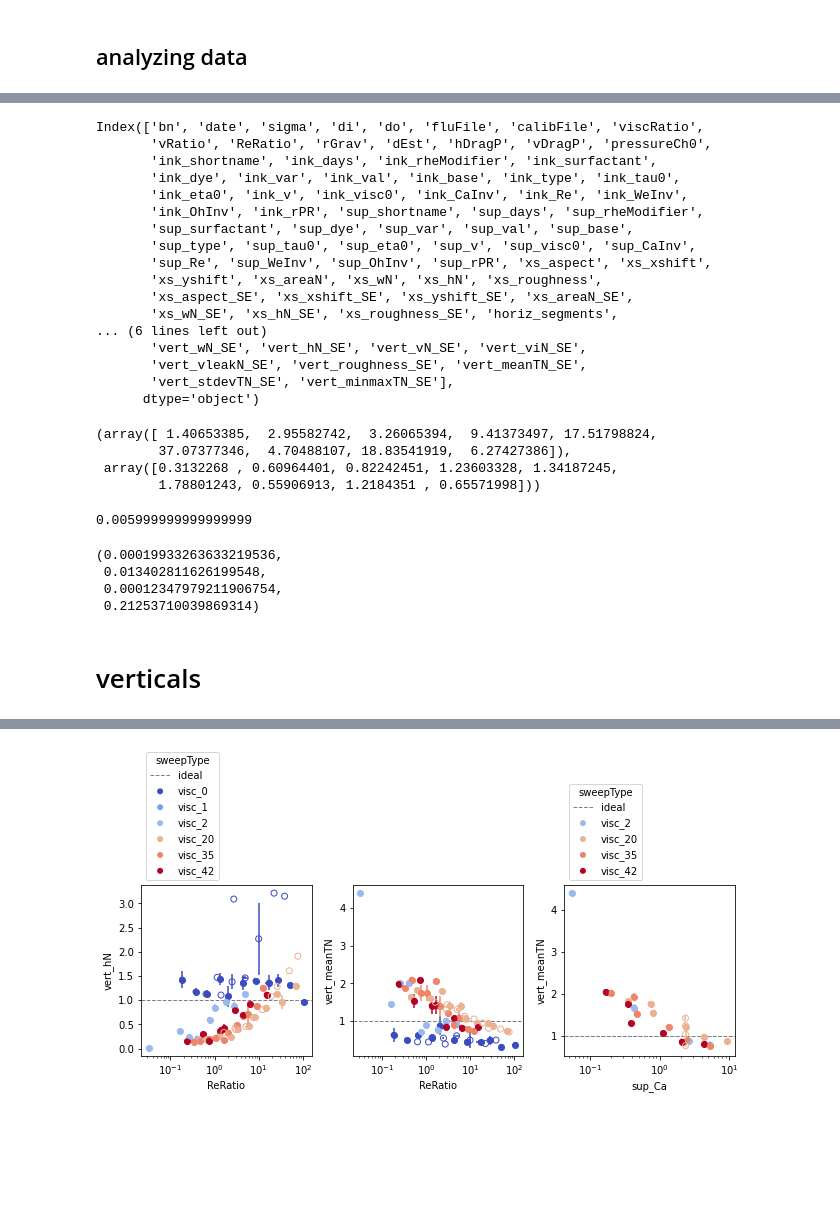
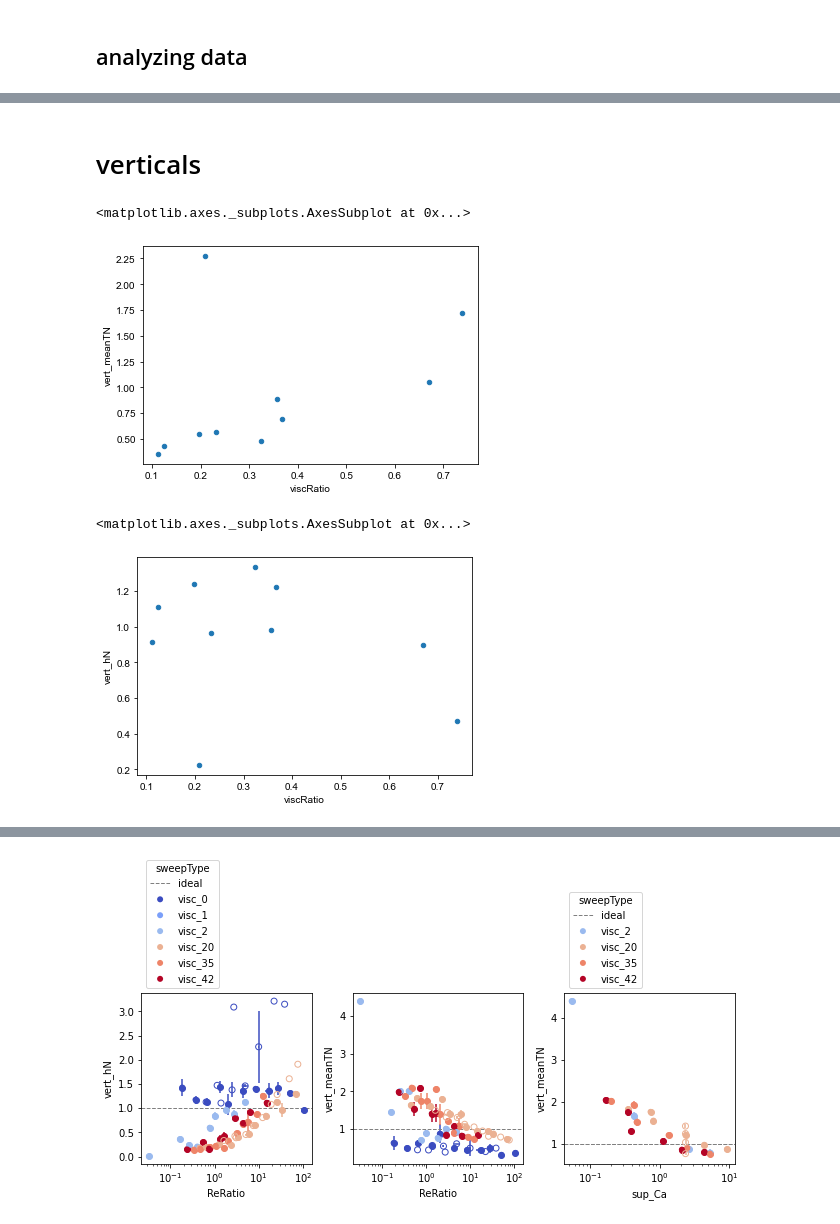
Before and after one commit to usnistgov/embedded3DPvids, a Jupyter notebook: ipynb/vidSummaries_vert.ipynb, the cells around one changed output, grey strips where cells are left out. Saved outputs shown, nothing was run; the diff lists cells and outputs as text; code cells hidden in the pictures; blank space fills up the shorter version.

```diff
--- a/ipynb/vidSummaries_vert.ipynb
+++ b/ipynb/vidSummaries_vert.ipynb
@@ -44,41 +47,12 @@ array(['water', 'mineral oil', 'mineral oil_Span 20', 'PDMS_3_mineral_25',
-# %%
-ss.keys()
-# %% [output]
-Index(['bn', 'date', 'sigma', 'di', 'do', 'fluFile', 'calibFile', 'viscRatio',
-       'vRatio', 'ReRatio', 'rGrav', 'dEst', 'hDragP', 'vDragP', 'pressureCh0',
-       'ink_shortname', 'ink_days', 'ink_rheModifier', 'ink_surfactant',
-       'ink_dye', 'ink_var', 'ink_val', 'ink_base', 'ink_type', 'ink_tau0',
-       'ink_eta0', 'ink_v', 'ink_visc0', 'ink_CaInv', 'ink_Re', 'ink_WeInv',
-       'ink_OhInv', 'ink_rPR', 'sup_shortname', 'sup_days', 'sup_rheModifier',
-       'sup_surfactant', 'sup_dye', 'sup_var', 'sup_val', 'sup_base',
-       'sup_type', 'sup_tau0', 'sup_eta0', 'sup_v', 'sup_visc0', 'sup_CaInv',
-       'sup_Re', 'sup_WeInv', 'sup_OhInv', 'sup_rPR', 'xs_aspect', 'xs_xshift',
-       'xs_yshift', 'xs_areaN', 'xs_wN', 'xs_hN', 'xs_roughness',
-       'xs_aspect_SE', 'xs_xshift_SE', 'xs_yshift_SE', 'xs_areaN_SE',
-       'xs_wN_SE', 'xs_hN_SE', 'xs_roughness_SE', 'horiz_segments',
-... (6 lines left out)
-       'vert_wN_SE', 'vert_hN_SE', 'vert_vN_SE', 'vert_viN_SE',
-       'vert_vleakN_SE', 'vert_roughness_SE', 'vert_meanTN_SE',
-       'vert_stdevTN_SE', 'vert_minmaxTN_SE'],
-      dtype='object')
-# %%
-ss1 =ss[ss.ink_type=='mineral oil']
-ss1.sup_visc0.unique(), ss1.ink_visc0.unique()
-# %% [output]
-(array([ 1.40653385,  2.95582742,  3.26065394,  9.41373497, 17.51798824,
-        37.07377346,  4.70488107, 18.83541919,  6.27427386]),
- array([0.3132268 , 0.60964401, 0.82242451, 1.23603328, 1.34187245,
-        1.78801243, 0.55906913, 1.2184351 , 0.65571998]))
-# %%
-1000*0.01*0.0006/1
-# %% [output]
-0.005999999999999999
-# %%
-ss.ink_Re.min(), ss.ink_Re.max(), ss.sup_Re.min(), ss.sup_Re.max()
-# %% [output]
-(0.00019933263633219536,
- 0.013402811626199548,
- 0.00012347979211906754,
- 0.21253710039869314)
 # %% [markdown]
 # verticals
+# %%
+ss1[(ss1.sweepType=='visc_PEG')&(ss1.viscRatio>0.1)&(ss1.viscRatio<1)][['bn', 'viscRatio', 'vert_meanTN', 'vert_meanTN_SE']].plot('viscRatio', 'vert_meanTN', 'scatter')
+# %% [output]
+<matplotlib.axes._subplots.AxesSubplot at 0x...>
+[figure, added]
+# %%
+ss1[(ss1.sweepType=='visc_PEG')&(ss1.viscRatio>0.1)&(ss1.viscRatio<1)].plot('viscRatio', 'vert_hN', 'scatter')
+# %% [output]
+<matplotlib.axes._subplots.AxesSubplot at 0x...>
+[figure, added]
```
Also changed, not shown: parts of 20 cells of this notebook, 13 other files.
